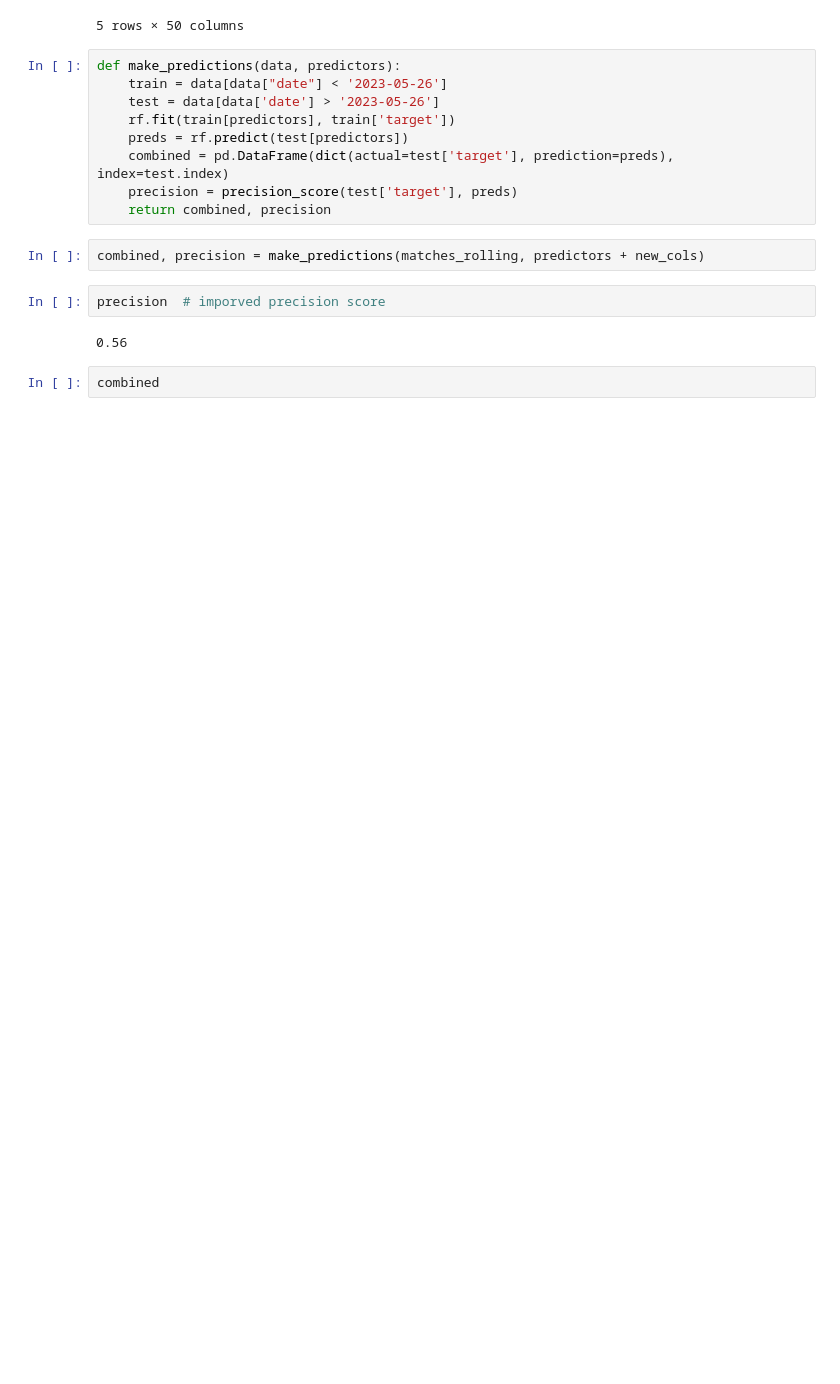
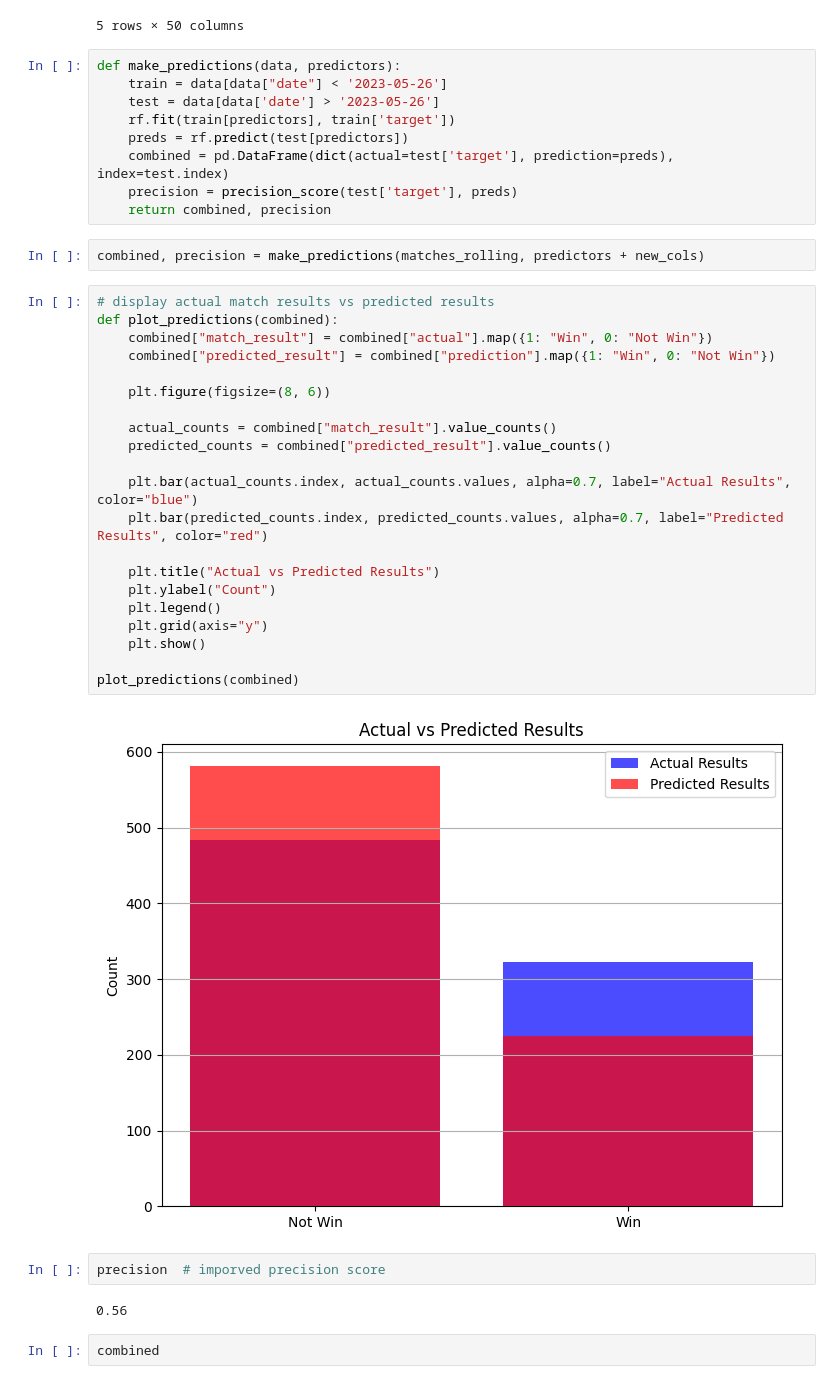
Before and after one commit to zaidalqadiri/Premier-League-Predictor, a Jupyter notebook: PredictMatch.ipynb, the cells around one changed output. Saved outputs shown, nothing was run; the diff lists cells and outputs as text; blank space fills up the shorter version.

Commit message:
Plotted the comparison between actual and predicted results

```diff
--- a/PredictMatch.ipynb
+++ b/PredictMatch.ipynb
@@ -227,6 +227,29 @@ def make_predictions(data, predictors):
     return combined, precision
 # %%
 combined, precision = make_predictions(matches_rolling, predictors + new_cols)
+# %%
+# display actual match results vs predicted results
+def plot_predictions(combined):
+    combined["match_result"] = combined["actual"].map({1: "Win", 0: "Not Win"})
+    combined["predicted_result"] = combined["prediction"].map({1: "Win", 0: "Not Win"})
+
+    plt.figure(figsize=(8, 6))
+
+    actual_counts = combined["match_result"].value_counts()
+    predicted_counts = combined["predicted_result"].value_counts()
+
+    plt.bar(actual_counts.index, actual_counts.values, alpha=0.7, label="Actual Results", color="blue")
+    plt.bar(predicted_counts.index, predicted_counts.values, alpha=0.7, label="Predicted Results", color="red")
+
+    plt.title("Actual vs Predicted Results")
+    plt.ylabel("Count")
+    plt.legend()
+    plt.grid(axis="y")
+    plt.show()
+
+plot_predictions(combined)
+# %% [output]
+[figure, added]
 # %%
 precision  # imporved precision score
 # %% [output]
```
Also changed, not shown: parts of 6 cells of this notebook.
